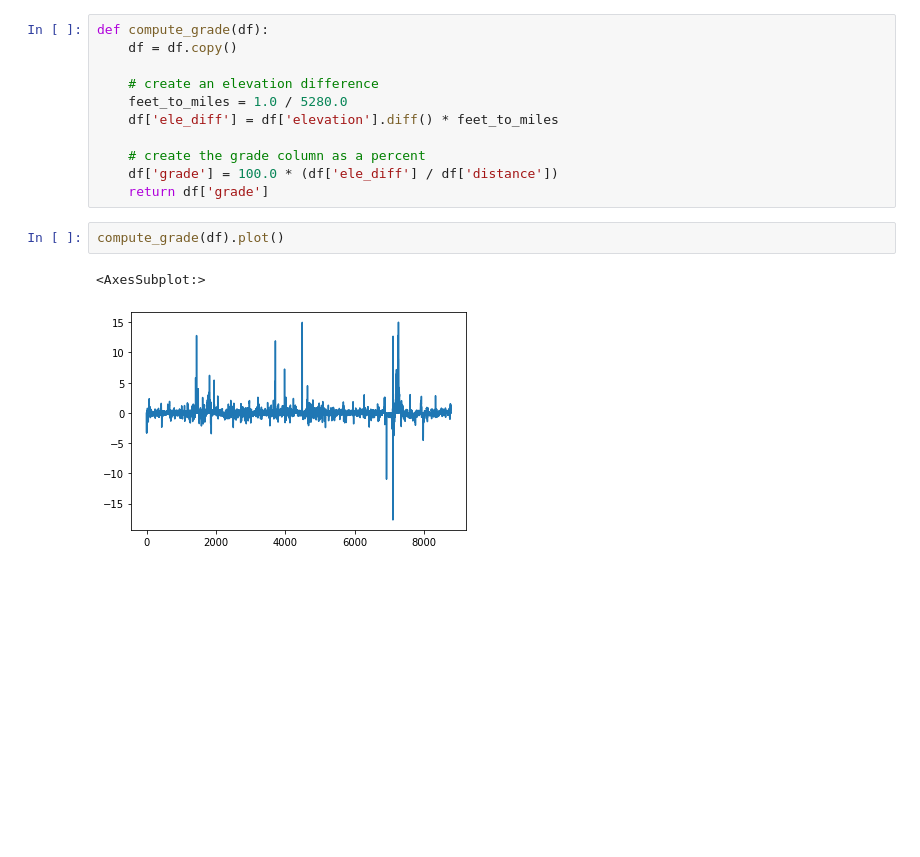
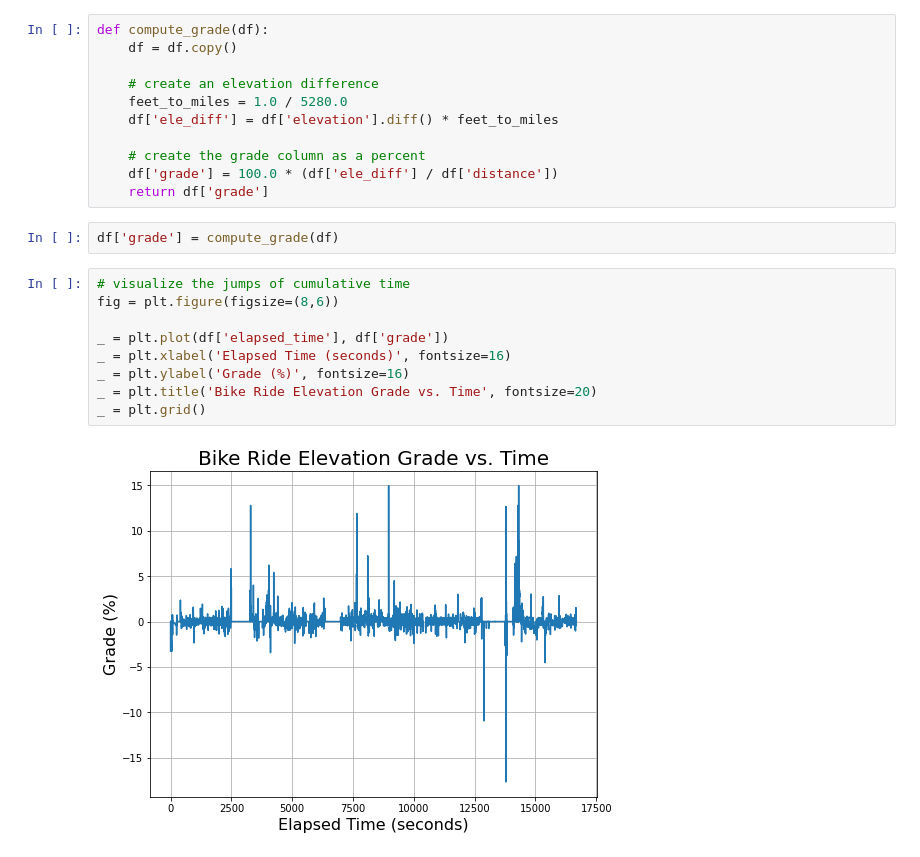
Before and after one commit to ericbauer55/strava-eda, a Jupyter notebook: notebooks/1c. Basic Enrichments.ipynb, the cells around one changed output. Cells and saved outputs as stored; diff of their text form; blank space fills up the shorter version.

```diff
--- a/notebooks/1c. Basic Enrichments.ipynb
+++ b/notebooks/1c. Basic Enrichments.ipynb
@@ -114,8 +114,16 @@ def compute_grade(df):
     # create the grade column as a percent
     df['grade'] = 100.0 * (df['ele_diff'] / df['distance'])
     return df['grade']
-# %%
-compute_grade(df).plot()
-# %% [output]
-<AxesSubplot:>
-[figure, removed]
+# %%
+df['grade'] = compute_grade(df)
+# %%
+# visualize the jumps of cumulative time
+fig = plt.figure(figsize=(8,6))
+
+_ = plt.plot(df['elapsed_time'], df['grade'])
+_ = plt.xlabel('Elapsed Time (seconds)', fontsize=16)
+_ = plt.ylabel('Grade (%)', fontsize=16)
+_ = plt.title('Bike Ride Elevation Grade vs. Time', fontsize=20)
+_ = plt.grid()
+# %% [output]
+[figure, added]
```
